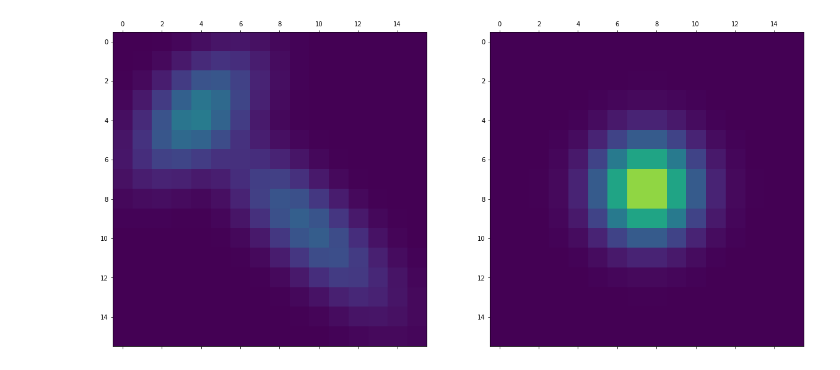
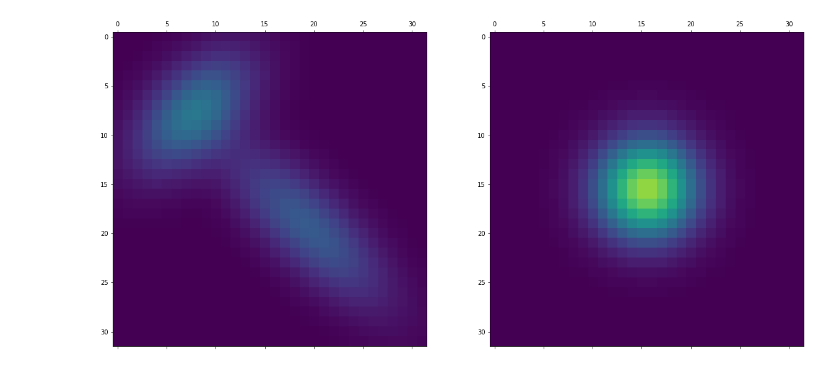
Before and after one commit to mao1756/pdot, a Jupyter notebook: OT.ipynb, the cells around one changed output. Saved outputs shown, nothing was run; the diff lists cells and outputs as text; code cells hidden in the pictures.

```diff
--- a/OT.ipynb
+++ b/OT.ipynb
@@ -1,29 +1,24 @@
 # %%
-from DiffeoOT import *
-from utils import *
+from SquareGrid import SquareGrid
+import torch.nn.functional as tnn
 import torch
-import torch.nn.functional as tnn
+use_cuda = 0
+torchdeviceId = torch.device('cuda:0') if use_cuda else 'cpu'
+torchdtype = torch.float64
 import time
 import os
 os.environ['KMP_DUPLICATE_LIB_OK']='TRUE'
 # %%
-m=16
-
-x = torch.linspace(-1,1,m)
-y = torch.linspace(-1,1,m)
-grid = torch.zeros((1,m,m,2)).to(dtype=torchdtype, device=torchdeviceId)
-for i in range(0,m):
-        for j in range(0,m):
-            grid[0,i,j,0]= x[i]
-            grid[0,i,j,1]= y[j]
+l=32
+G=SquareGrid(l)
 # %%
 G1=torch.Tensor([[10,0],[0,10]]).to(dtype=torchdtype, device=torchdeviceId)
 G2=torch.Tensor([[10,10],[0,10]]).to(dtype=torchdtype, device=torchdeviceId)
 G3=torch.Tensor([[10,-15],[0,10]]).to(dtype=torchdtype, device=torchdeviceId)
-mu_2 = gaussian(0,0,G1,grid)
+mu_2 = G.gaussian(0,0,G1)
 
-mu_1 = normalize(gaussian(-.5,-.5,G2,grid)+gaussian(.25,.25,G3,grid))
+mu_1 = G.normalize(G.gaussian(-.5,-.5,G2)+G.gaussian(.25,.25,G3))
 
-plot_pair(mu_1,mu_2)
+G.plot_pair(mu_1,mu_2)
 # %% [output]
-[figure, old version]
+[figure, new version]
```
Also changed, not shown: parts of 12 cells of this notebook, 8 other files.
